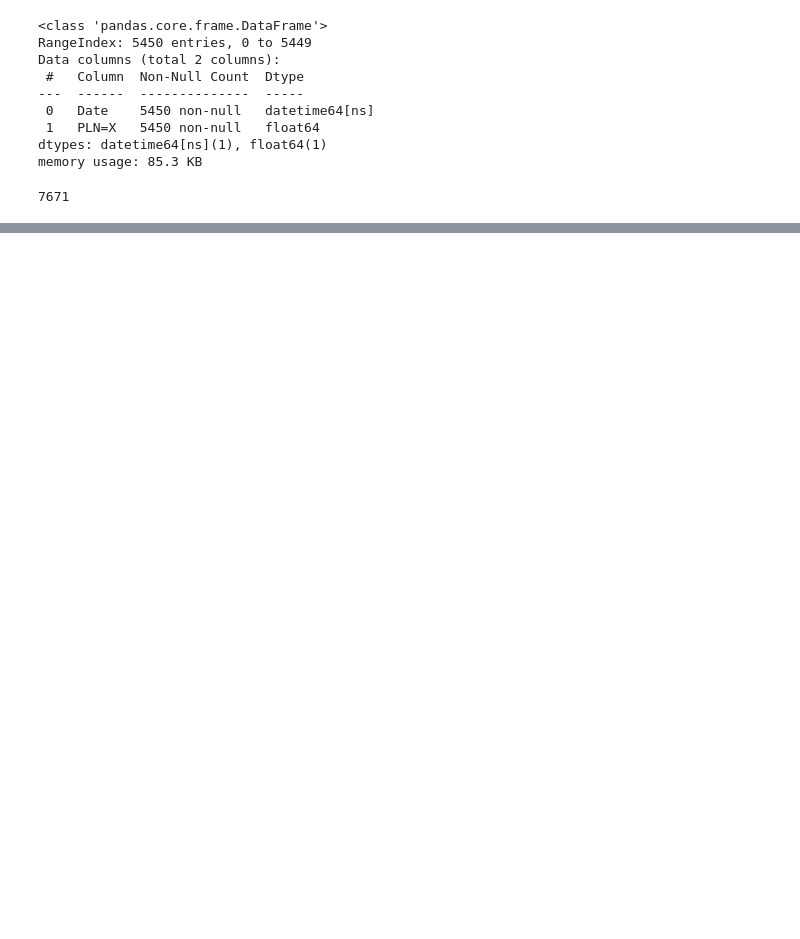
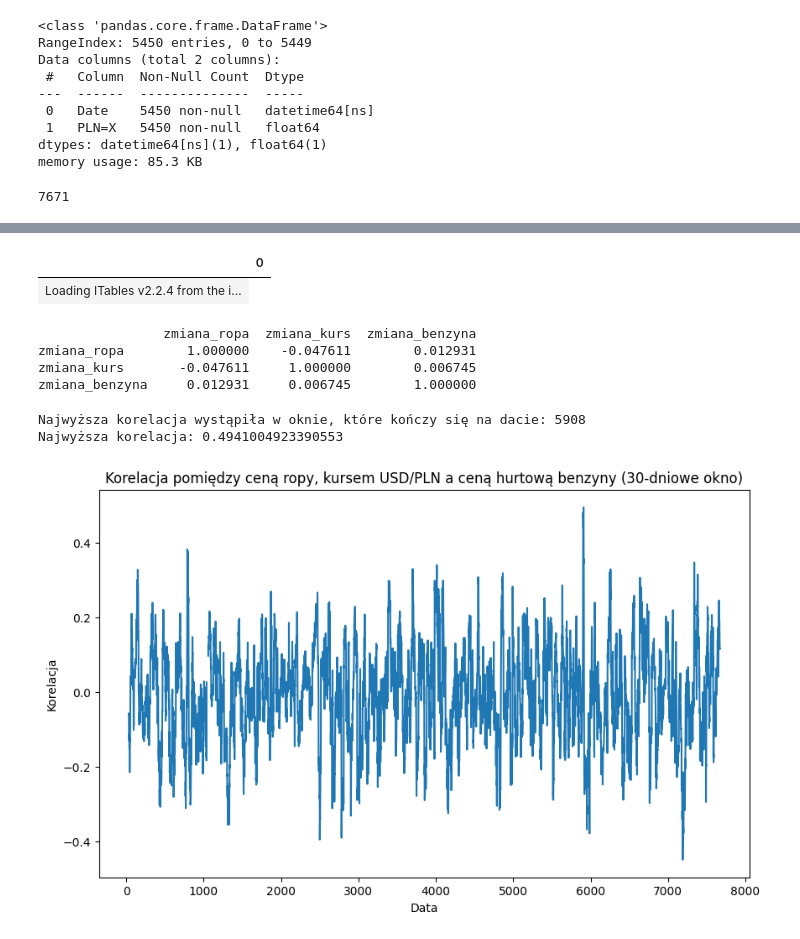
Before and after one commit to M-Kij/fuel_price_app, a Jupyter notebook: Fuel_data.ipynb, the cells around one changed output, grey strips where cells are left out. Saved outputs shown, nothing was run; the diff lists cells and outputs as text; code cells hidden in the pictures; blank space fills up the shorter version.

```diff
--- a/Fuel_data.ipynb
+++ b/Fuel_data.ipynb
@@ -302,0 +158,53 @@ data_df.to_csv('fuel_data.csv', index=False)
+# %%
+data_df.columns=['data', 'ropa', 'kurs', 'diesel', 'benzyna']
+data_df.dtypes
+# %% [output]
+|  | 0 |
+| Loading ITables v2.2.4 from the i... |
+# %%
+data_df['zmiana_ropa'] = data_df['ropa'].pct_change()  # Zmiana procentowa ceny ropy
+data_df['zmiana_kurs'] = data_df['kurs'].pct_change()  # Zmiana procentowa kursu USD/PLN
+data_df['zmiana_benzyna'] = data_df['benzyna'].pct_change()  # Zmiana procentowa ceny benzyny
+
+# Obliczenie korelacji pomiędzy tymi trzema zmiennymi
+korelacja = data_df[['zmiana_ropa', 'zmiana_kurs', 'zmiana_benzyna']].corr()
+
+print(korelacja)
+# %% [output]
+                zmiana_ropa  zmiana_kurs  zmiana_benzyna
+zmiana_ropa        1.000000    -0.047611        0.012931
+zmiana_kurs       -0.047611     1.000000        0.006745
+zmiana_benzyna     0.012931     0.006745        1.000000
+# %%
+# Obliczenie korelacji w oknie 30-dniowym
+window_size = 30
+correlation_series = []
+
+for i in range(window_size, len(data_df)):
+    # Wybór okna 30-dniowego
+    window_data = data_df.iloc[i-window_size:i]
+    # Obliczenie korelacji między zmiennymi
+    correlation = window_data[['zmiana_ropa', 'zmiana_kurs']].corrwith(window_data['zmiana_benzyna']).mean()
+    correlation_series.append(correlation)
+
+# Tworzymy serię korelacji z wartościami w oknach
+correlation_series = pd.Series(correlation_series, index=data_df.index[window_size:])
+# %%
+max_correlation_idx = correlation_series.idxmax()
+max_correlation_value = correlation_series.max()
+
+print(f"Najwyższa korelacja wystąpiła w oknie, które kończy się na dacie: {max_correlation_idx}")
+print(f"Najwyższa korelacja: {max_correlation_value}")
+# %% [output]
+Najwyższa korelacja wystąpiła w oknie, które kończy się na dacie: 5908
+Najwyższa korelacja: 0.4941004923390553
+# %%
+import matplotlib.pyplot as plt
+
+correlation_series.plot(figsize=(10, 6))
+plt.title('Korelacja pomiędzy ceną ropy, kursem USD/PLN a ceną hurtową benzyny (30-dniowe okno)')
+plt.xlabel('Data')
+plt.ylabel('Korelacja')
+plt.show()
+# %% [output]
+[figure, added]
```
Also changed, not shown: parts of 16 cells of this notebook, 3 other files.
